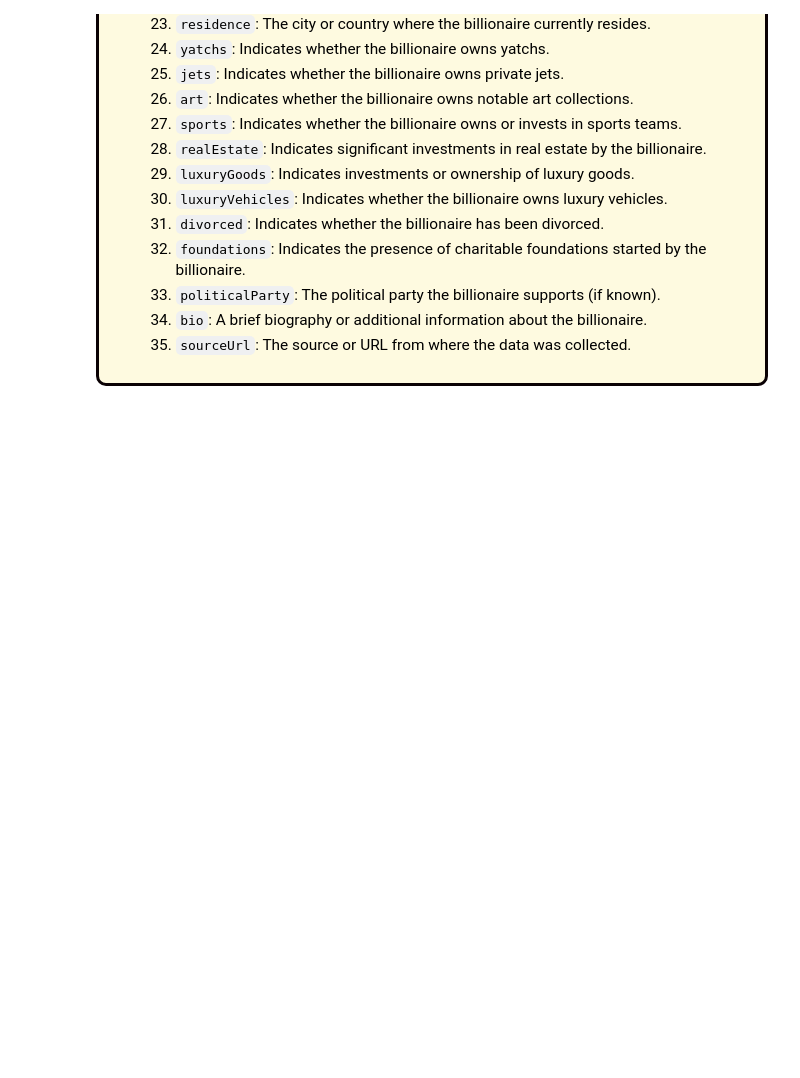
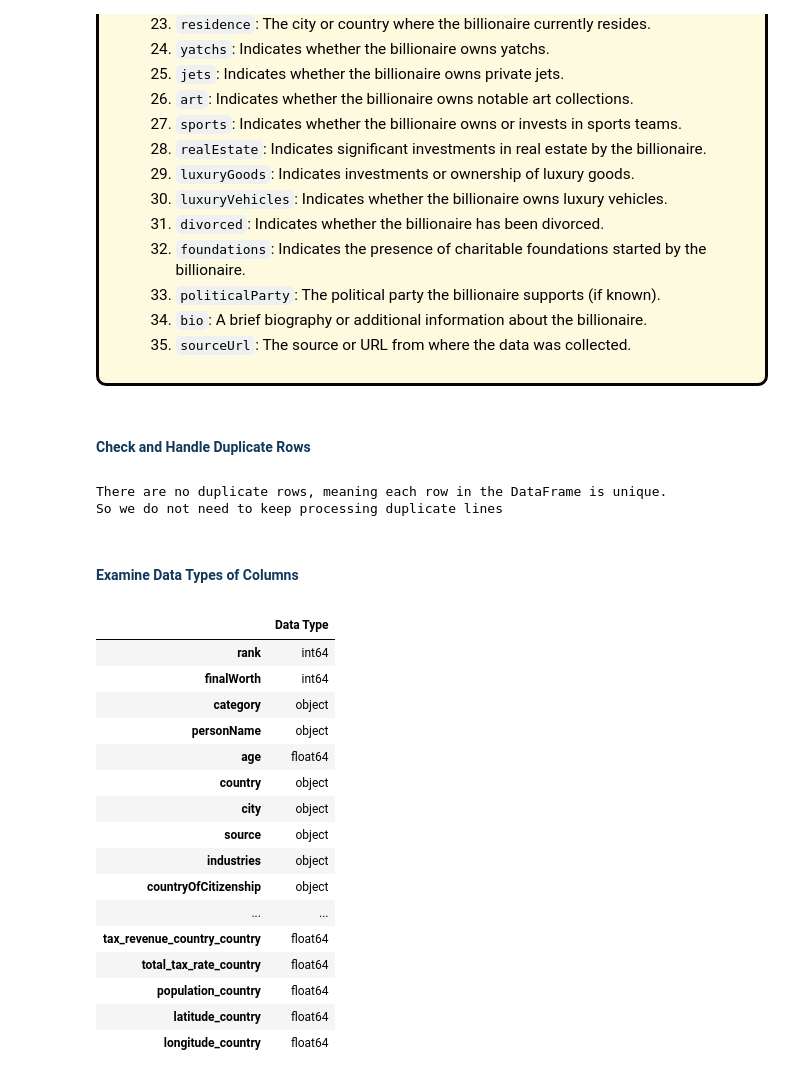
Before and after one commit to dnmai7122/CSC17107-Applications-of-Intelligent-Data-Analytics, a Jupyter notebook: IndividualHW/HW1.ipynb, the cells around one changed output. Cells and saved outputs as stored; diff of their text form; code cells hidden in the pictures; blank space fills up the shorter version.

Commit message:
update data exploration and table of content

```diff
--- a/IndividualHW/HW1.ipynb
+++ b/IndividualHW/HW1.ipynb
@@ -162,3 +168,40 @@ Index(['rank', 'finalWorth', 'category', 'personName', 'age', 'country',
    35. `sourceUrl`: The source or URL from where the data was collected.
    </span>
 </div>
+# %% [markdown]
+<h2 style="color:#10375C ; font-family: Trebuchet MS; font-size: 1em "><b> Check and Handle Duplicate Rows </b></h2>
+# %%
+duplicated_rows = data.duplicated().sum()
+
+if duplicated_rows == 0:
+    print('There are no duplicate rows, meaning each row in the DataFrame is unique.')
+    print('So we do not need to keep processing duplicate lines')
+else:
+    print(f'There are {duplicated_rows} duplicate rows so we will delete {duplicated_rows} rows')
+    data = data.drop_duplicates()
+    print(f'After removing duplicate rows, there are {data.shape[0]} rows remaining')
+# %% [output]
+There are no duplicate rows, meaning each row in the DataFrame is unique.
+So we do not need to keep processing duplicate lines
+# %% [markdown]
+<h2 style="color:#10375C ; font-family: Trebuchet MS; font-size: 1em "><b> Examine Data Types of Columns </b></h2>
+# %%
+data.dtypes.to_frame('Data Type')
+# %% [output]
+|  | Data Type |
+| rank | int64 |
+| finalWorth | int64 |
+| category | object |
+| personName | object |
+| age | float64 |
+| country | object |
+| city | object |
+| source | object |
+| industries | object |
+| countryOfCitizenship | object |
+| ... | ... |
+| tax_revenue_country_country | float64 |
+| total_tax_rate_country | float64 |
+| population_country | float64 |
+| latitude_country | float64 |
+| longitude_country | float64 |
```
Also changed, not shown: parts of 4 cells of this notebook.
